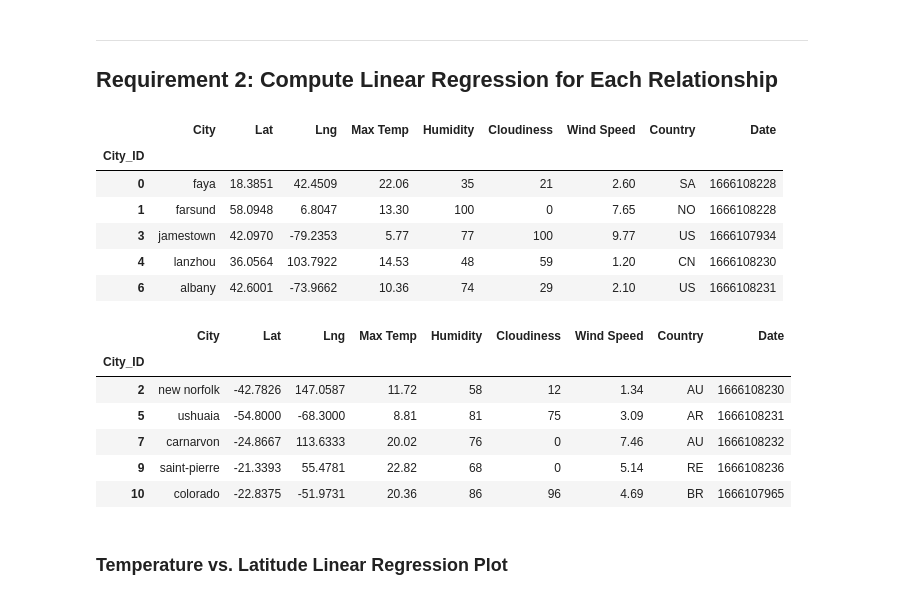
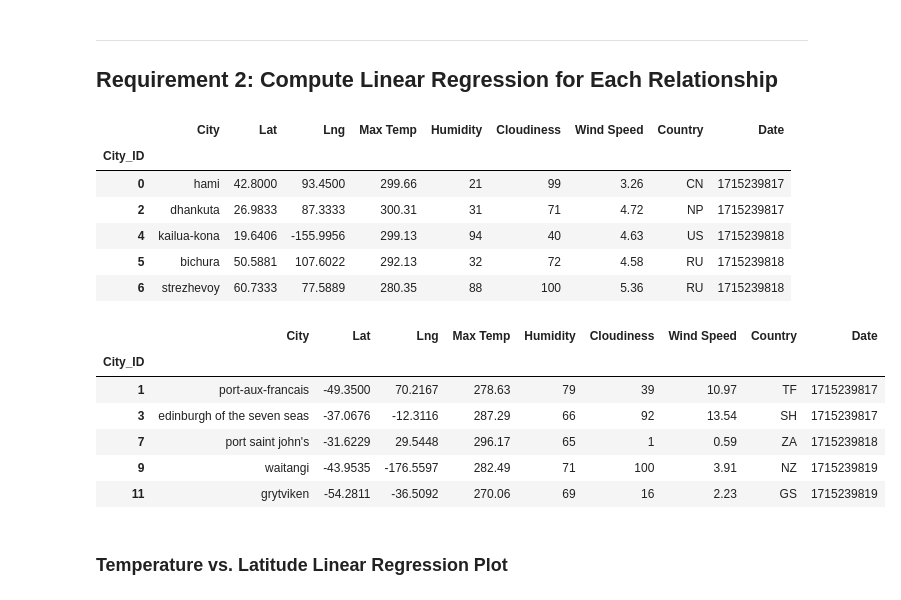
Before and after one commit to Momocat10/python-api-challenge, a Jupyter notebook: WeatherPy/WeatherPy.ipynb, the cells around one changed output. Saved outputs shown, nothing was run; the diff lists cells and outputs as text; code cells hidden in the pictures.

```diff
--- a/WeatherPy/WeatherPy.ipynb
+++ b/WeatherPy/WeatherPy.ipynb
@@ -276,30 +285,30 @@ plt.show()
 # %%
 # Create a DataFrame with the Northern Hemisphere data (Latitude >= 0)
-# YOUR CODE HERE
+northern_hemi_df = city_data_df[city_data_df["Lat"]>=0]
 
 # Display sample data
 northern_hemi_df.head()
 # %% [output]
 |  | City | Lat | Lng | Max Temp | Humidity | Cloudiness | Wind Speed | Country | Date |
 | City_ID |  |  |  |  |  |  |  |  |  |
-| 0 | faya | 18.3851 | 42.4509 | 22.06 | 35 | 21 | 2.60 | SA | 1666108228 |
-| 1 | farsund | 58.0948 | 6.8047 | 13.30 | 100 | 0 | 7.65 | NO | 1666108228 |
-| 3 | jamestown | 42.0970 | -79.2353 | 5.77 | 77 | 100 | 9.77 | US | 1666107934 |
-| 4 | lanzhou | 36.0564 | 103.7922 | 14.53 | 48 | 59 | 1.20 | CN | 1666108230 |
-| 6 | albany | 42.6001 | -73.9662 | 10.36 | 74 | 29 | 2.10 | US | 1666108231 |
+| 0 | hami | 42.8000 | 93.4500 | 299.66 | 21 | 99 | 3.26 | CN | 1715239817 |
+| 2 | dhankuta | 26.9833 | 87.3333 | 300.31 | 31 | 71 | 4.72 | NP | 1715239817 |
+| 4 | kailua-kona | 19.6406 | -155.9956 | 299.13 | 94 | 40 | 4.63 | US | 1715239818 |
+| 5 | bichura | 50.5881 | 107.6022 | 292.13 | 32 | 72 | 4.58 | RU | 1715239818 |
+| 6 | strezhevoy | 60.7333 | 77.5889 | 280.35 | 88 | 100 | 5.36 | RU | 1715239818 |
 # %%
 # Create a DataFrame with the Southern Hemisphere data (Latitude < 0)
-# YOUR CODE HERE
+southern_hemi_df = city_data_df[city_data_df["Lat"]<0]
 
 # Display sample data
 southern_hemi_df.head()
 # %% [output]
 |  | City | Lat | Lng | Max Temp | Humidity | Cloudiness | Wind Speed | Country | Date |
 | City_ID |  |  |  |  |  |  |  |  |  |
-| 2 | new norfolk | -42.7826 | 147.0587 | 11.72 | 58 | 12 | 1.34 | AU | 1666108230 |
-| 5 | ushuaia | -54.8000 | -68.3000 | 8.81 | 81 | 75 | 3.09 | AR | 1666108231 |
-| 7 | carnarvon | -24.8667 | 113.6333 | 20.02 | 76 | 0 | 7.46 | AU | 1666108232 |
-| 9 | saint-pierre | -21.3393 | 55.4781 | 22.82 | 68 | 0 | 5.14 | RE | 1666108236 |
-| 10 | colorado | -22.8375 | -51.9731 | 20.36 | 86 | 96 | 4.69 | BR | 1666107965 |
+| 1 | port-aux-francais | -49.3500 | 70.2167 | 278.63 | 79 | 39 | 10.97 | TF | 1715239817 |
+| 3 | edinburgh of the seven seas | -37.0676 | -12.3116 | 287.29 | 66 | 92 | 13.54 | SH | 1715239817 |
+| 7 | port saint john's | -31.6229 | 29.5448 | 296.17 | 65 | 1 | 0.59 | ZA | 1715239818 |
+| 9 | waitangi | -43.9535 | -176.5597 | 282.49 | 71 | 100 | 3.91 | NZ | 1715239819 |
+| 11 | grytviken | -54.2811 | -36.5092 | 270.06 | 69 | 16 | 2.23 | GS | 1715239819 |
 # %% [markdown]
 ###  Temperature vs. Latitude Linear Regression Plot
```
Also changed, not shown: parts of 12 cells of this notebook.
